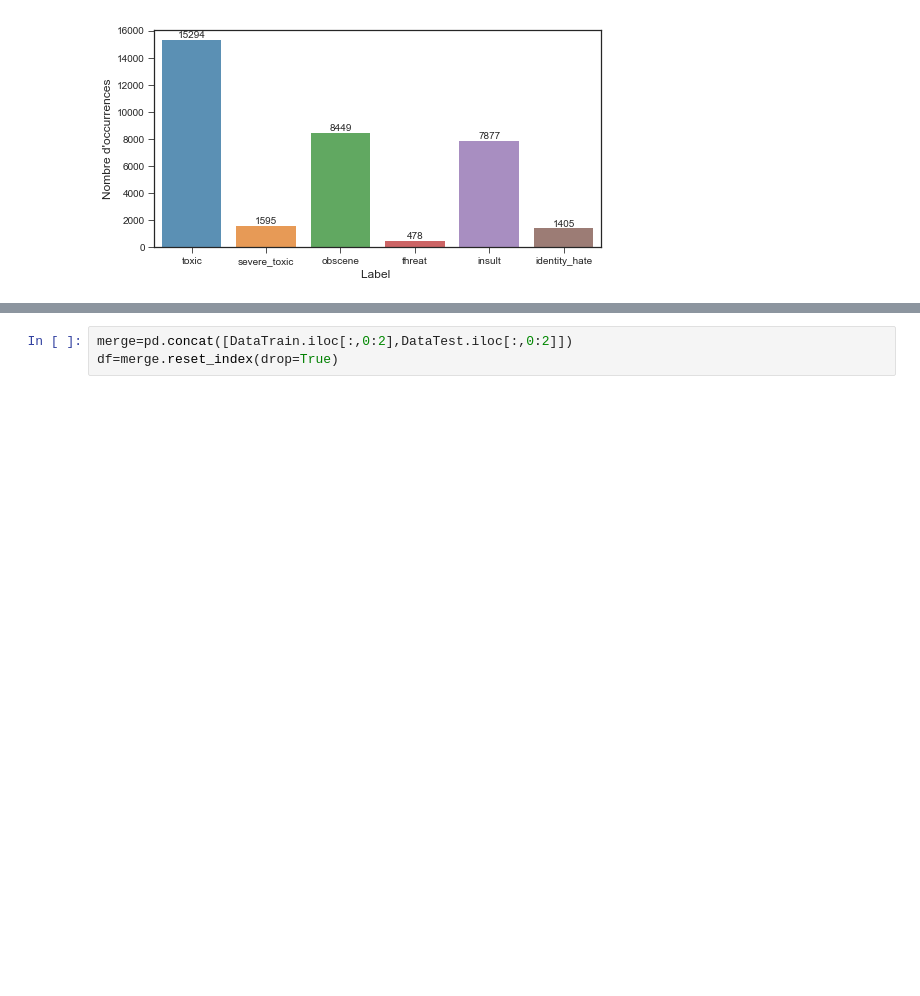
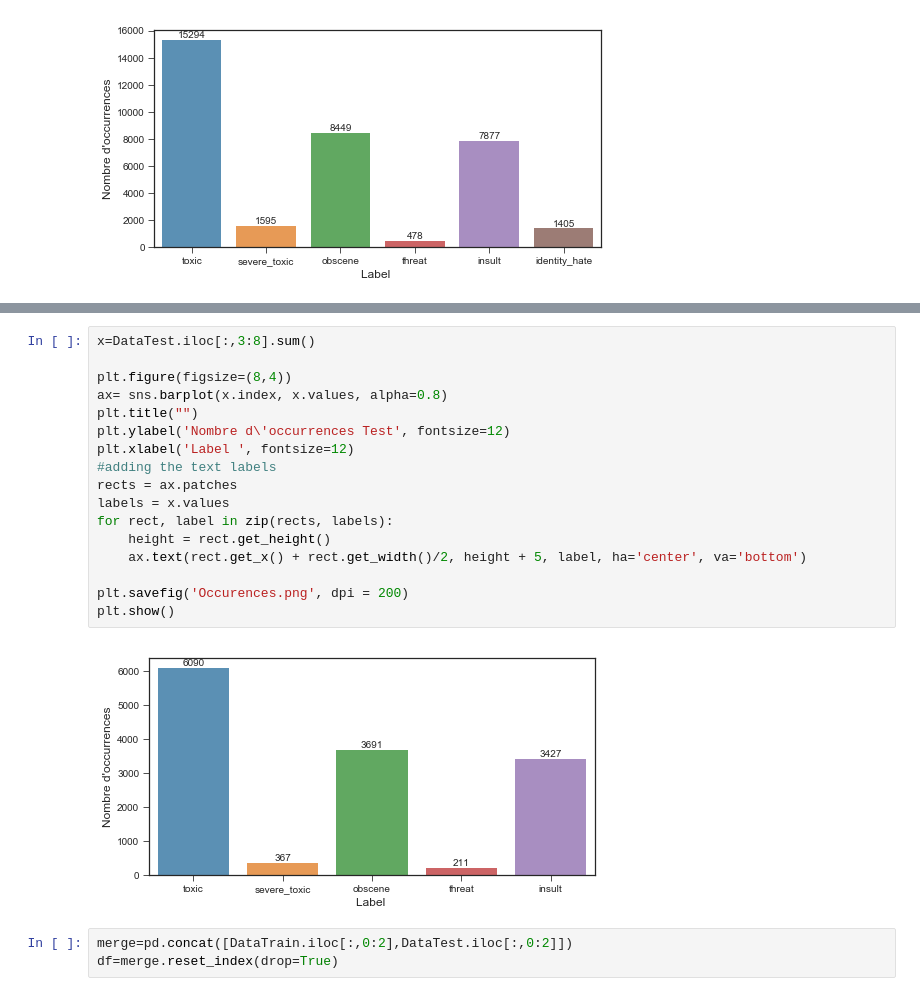
Before and after one commit to SalammboBarca/Fil_Rouge, a Jupyter notebook: notebooks/Statistiques descriptives.ipynb, the cells around one changed output, grey strips where cells are left out. Saved outputs shown, nothing was run; the diff lists cells and outputs as text; blank space fills up the shorter version.

```diff
--- a/notebooks/Statistiques descriptives.ipynb
+++ b/notebooks/Statistiques descriptives.ipynb
@@ -115,3 +193,22 @@ plt.show()
+# %%
+x=DataTest.iloc[:,3:8].sum()
+
+plt.figure(figsize=(8,4))
+ax= sns.barplot(x.index, x.values, alpha=0.8)
+plt.title("")
+plt.ylabel('Nombre d\'occurrences Test', fontsize=12)
+plt.xlabel('Label ', fontsize=12)
+#adding the text labels
+rects = ax.patches
+labels = x.values
+for rect, label in zip(rects, labels):
+    height = rect.get_height()
+    ax.text(rect.get_x() + rect.get_width()/2, height + 5, label, ha='center', va='bottom')
+
+plt.savefig('Occurences.png', dpi = 200)
+plt.show()
+# %% [output]
+[figure, added]
 # %%
 merge=pd.concat([DataTrain.iloc[:,0:2],DataTest.iloc[:,0:2]])
 df=merge.reset_index(drop=True)
```
Also changed, not shown: parts of 10 cells of this notebook, 5 other files.
